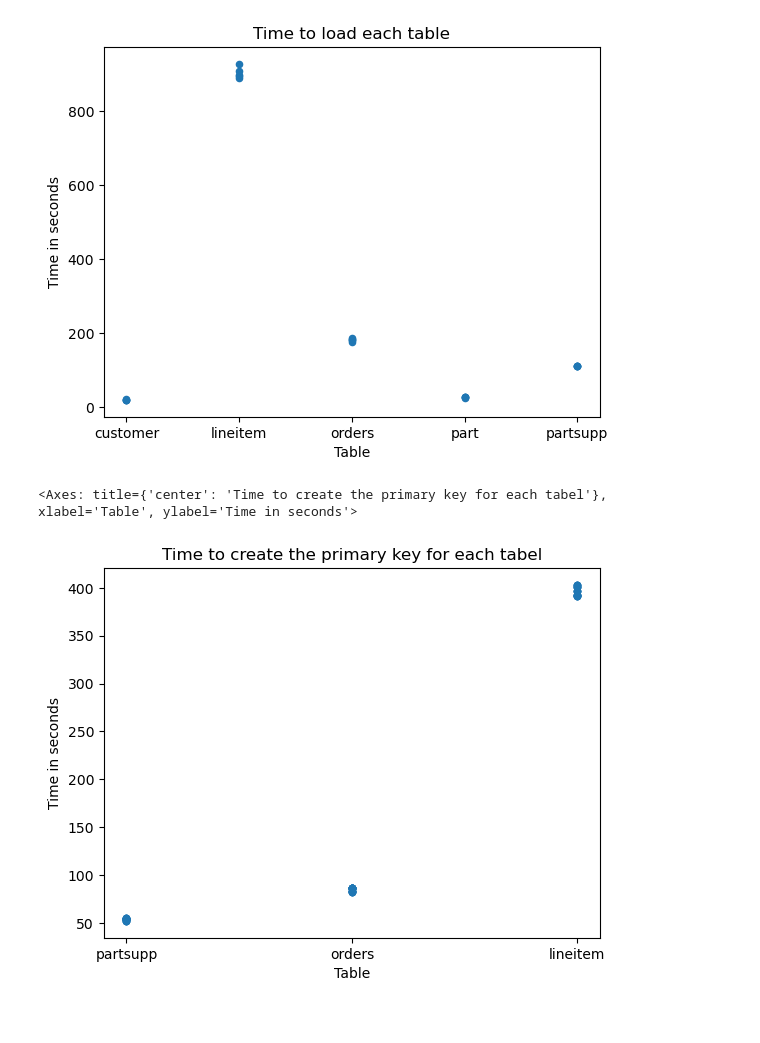
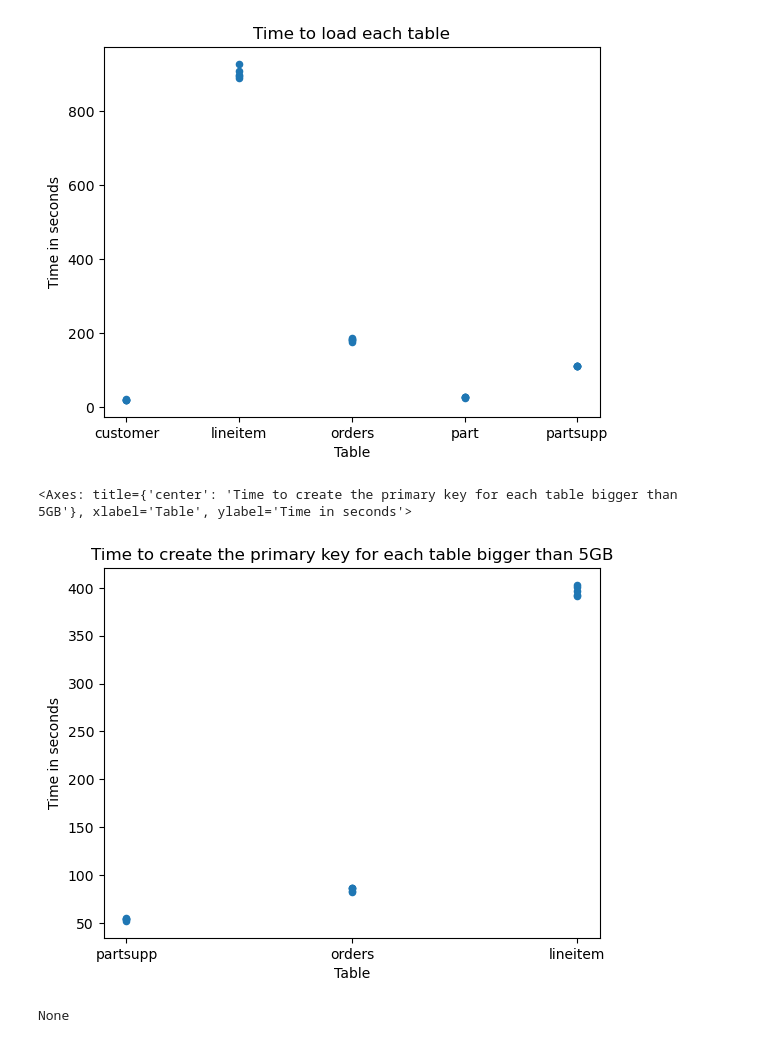
Before and after one commit to bluuuk/data-management-system, a Jupyter notebook: assignment-1/analyze.ipynb, the cells around one changed output. Cells and saved outputs as stored; diff of their text form; code cells hidden in the pictures.

```diff
--- a/assignment-1/analyze.ipynb
+++ b/assignment-1/analyze.ipynb
@@ -5,6 +5,6 @@ from typing import List,Tuple,Dict
 import re
 from pathlib import Path
 # %%
-timings = list(x.read_text() for x in Path("/home/jovyan").glob("timings_*.txt"))
+timings = list(x.read_text() for x in Path("/home/jovyan/creation/").glob("timings_*.txt"))
 timings
 # %% [output]
@@ -16,17 +16,18 @@ timings
 # %%
 def extract_all_info(payload : str):
     load_speeds_table = re.findall("COPY (\w+)",payload)
-    pk_speeds_table = list(map(str.lower,re.findall("ALTER TABLE ([A-Z]+)",payload)))
-    fk_speeds_table = list(map(str.lower,re.findall("ADD FOREIGN KEY \([^\)]+\) REFERENCES ([^\(]+)",payload)))
+    pk_speeds_table = list(map(str.lower,re.findall("ALTER TABLE ([A-Z]+)\nADD PRIMARY[^;]+",payload,re.MULTILINE)))
+    fk_speeds_table = re.findall("ALTER TABLE ([A-Z]+)\nADD FOREIGN KEY \(([^\)]+)",payload,re.MULTILINE)
     time = list(map(lambda x:float(x)/1000,re.findall("Time: (\d+\.\d+) ms",payload)))
 
     copy_speeds = zip(load_speeds_table,time)
     time = time[len(load_speeds_table):]
 
-    fk_speeds = zip(fk_speeds_table,time[-len(fk_speeds_table):])
-    time = time[:-len(fk_speeds_table)]
+    pk_speeds = zip(pk_speeds_table,time)
+    time = time[len(pk_speeds_table):]
 
-    pk_speeds = zip(pk_speeds_table,time)
+    splitted = list(zip(*fk_speeds_table))
+    fk_speeds = zip(map(str.lower,splitted[0]),map(str.lower,splitted[1]),time)
 
     return copy_speeds,pk_speeds,fk_speeds
 
@@ -93,10 +78,18 @@ df_loading_speeds.query("`Size (MB)` > 2**10").plot(
 [figure]
 # %%
 df_pk_speed = pd.DataFrame(pk_speeds,columns="Table Time".split(" "))
-df_pk_speed.merge(df_loading_speeds.query(f"`Size (MB)` > {5 * 2**10}")["Table"],on="Table").plot(
-    kind="scatter",title="Time to create the primary key for each tabel",x="Table",y="Time",ylabel="Time in seconds"
+df_pk_selected = df_pk_speed.merge(
+    right=df_loading_speeds.query(f"`Size (MB)` > 5*1024")["Table"].drop_duplicates(),on="Table",how="inner"
 )
+
+df_pk_selected.plot(
+    kind="scatter",title="Time to create the primary key for each table bigger than 5GB",x="Table",y="Time",ylabel="Time in seconds"
+)
 # %% [output]
-<Axes: title={'center': 'Time to create the primary key for each tabel'}, xlabel='Table', ylabel='Time in seconds'>
+<Axes: title={'center': 'Time to create the primary key for each table bigger than 5GB'}, xlabel='Table', ylabel='Time in seconds'>
-[figure, old version]
+[figure, new version]
+# %%
+print(df_pk_selected.sort_values("Table")[["Table","Time"]].to_csv(path_or_buf=open("pk_creation.csv","w"),index=False))
+# %% [output]
+None
 # %%
```
Also changed, not shown: parts of 10 cells of this notebook, 12 other files.
